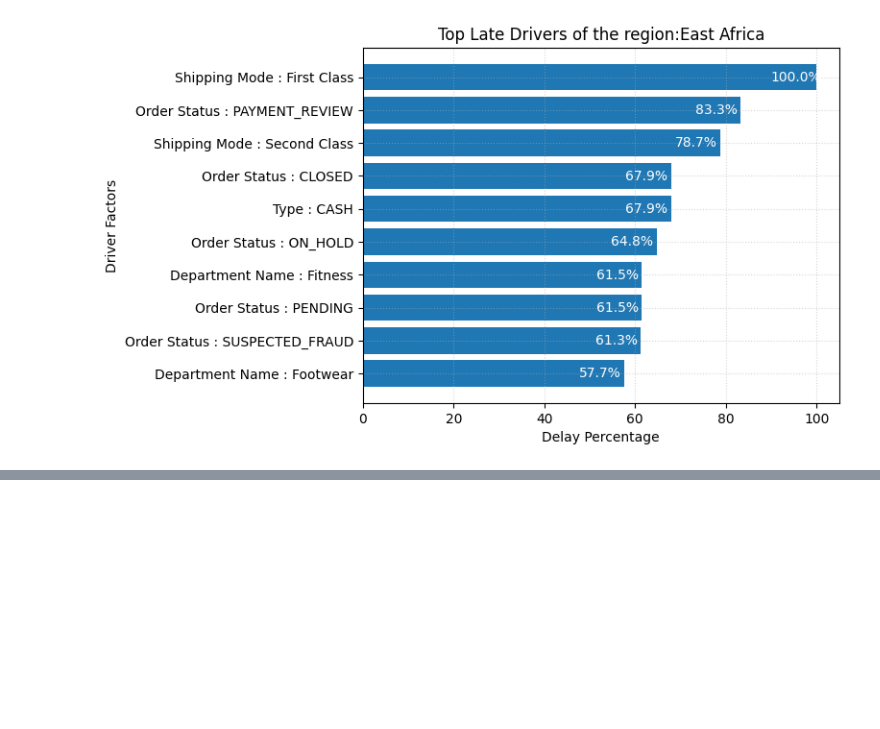
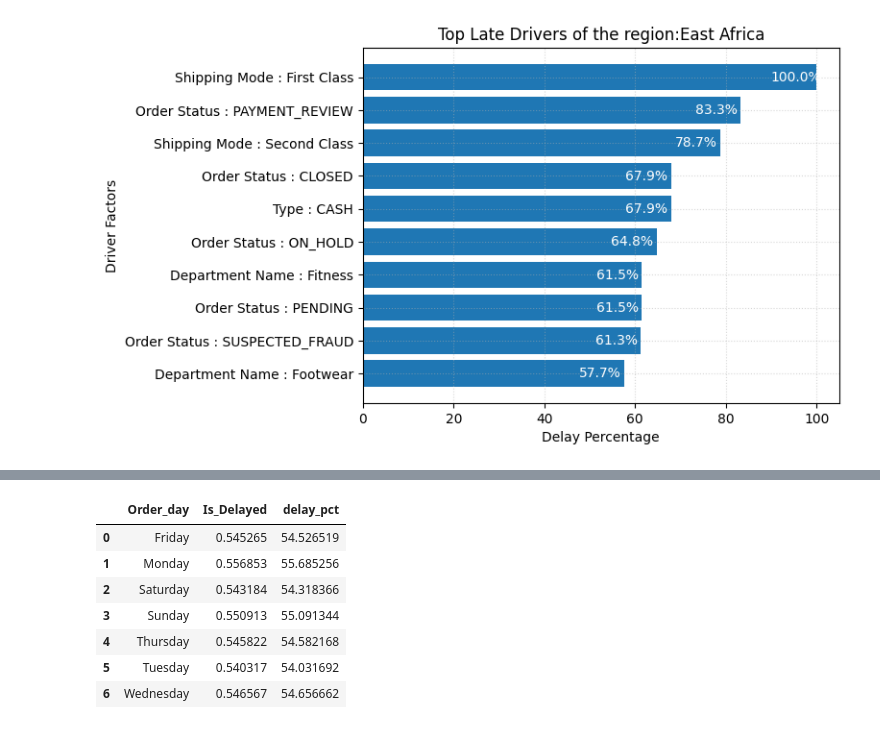
Before and after one commit to mnakhil/supply-chain-predictive-analytics, a Jupyter notebook: notebooks/EDA.ipynb, the cells around one changed output, grey strips where cells are left out. Cells and saved outputs as stored; diff of their text form; code cells hidden in the pictures; blank space fills up the shorter version.

```diff
--- a/notebooks/EDA.ipynb
+++ b/notebooks/EDA.ipynb
@@ -495,0 +537,11 @@ top_drivers_region('East Africa')
+# %%
+delay_by_day
+# %% [output]
+|  | Order_day | Is_Delayed | delay_pct |
+| 0 | Friday | 0.545265 | 54.526519 |
+| 1 | Monday | 0.556853 | 55.685256 |
+| 2 | Saturday | 0.543184 | 54.318366 |
+| 3 | Sunday | 0.550913 | 55.091344 |
+| 4 | Thursday | 0.545822 | 54.582168 |
+| 5 | Tuesday | 0.540317 | 54.031692 |
+| 6 | Wednesday | 0.546567 | 54.656662 |
```
Also changed, not shown: parts of 6 cells of this notebook.
